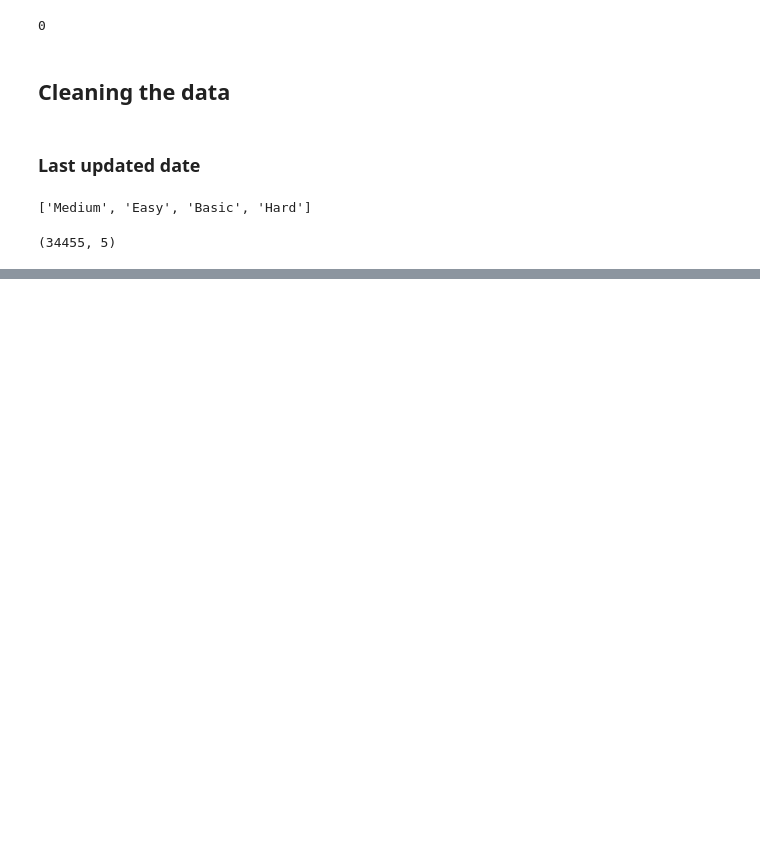
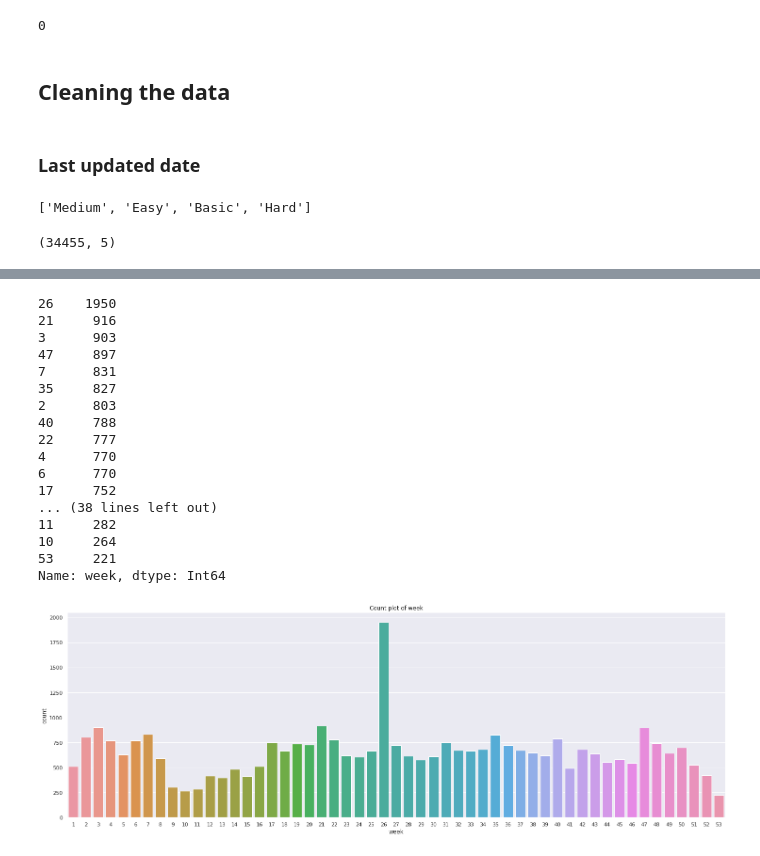
Before and after one commit to banerjeesoumya15/kaggle-works, a Jupyter notebook: geeksforgeeks.ipynb, the cells around one changed output, grey strips where cells are left out. Cells and saved outputs as stored; diff of their text form; code cells hidden in the pictures; blank space fills up the shorter version.

```diff
--- a/geeksforgeeks.ipynb
+++ b/geeksforgeeks.ipynb
@@ -149,0 +296,21 @@ df.head()
+# %%
+count_plot('week', (25,8))
+# %% [output]
+26    1950
+21     916
+3      903
+47     897
+7      831
+35     827
+2      803
+40     788
+22     777
+4      770
+6      770
+17     752
+... (38 lines left out)
+11     282
+10     264
+53     221
+Name: week, dtype: Int64
+[figure, added]
```
Also changed, not shown: parts of 31 cells of this notebook.
